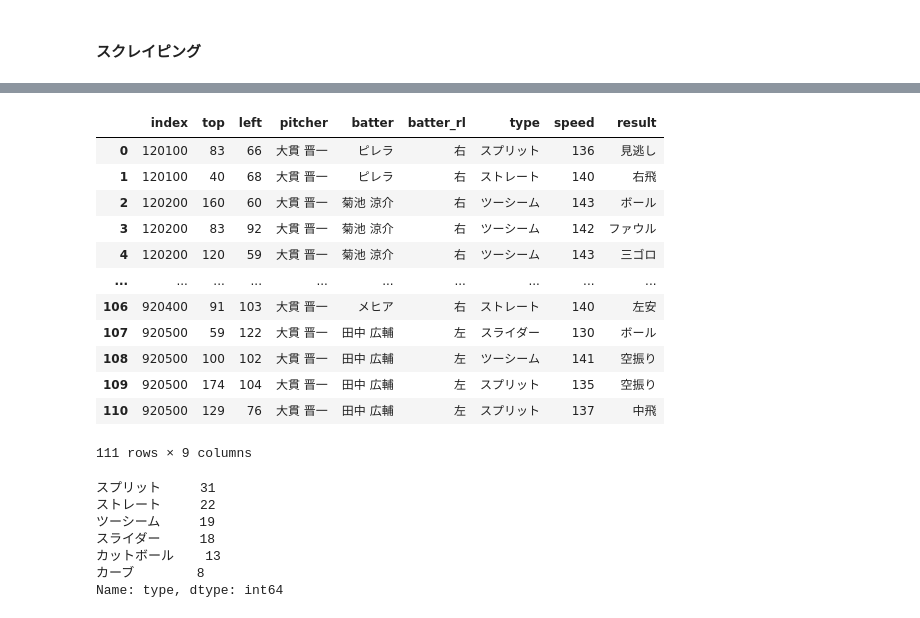
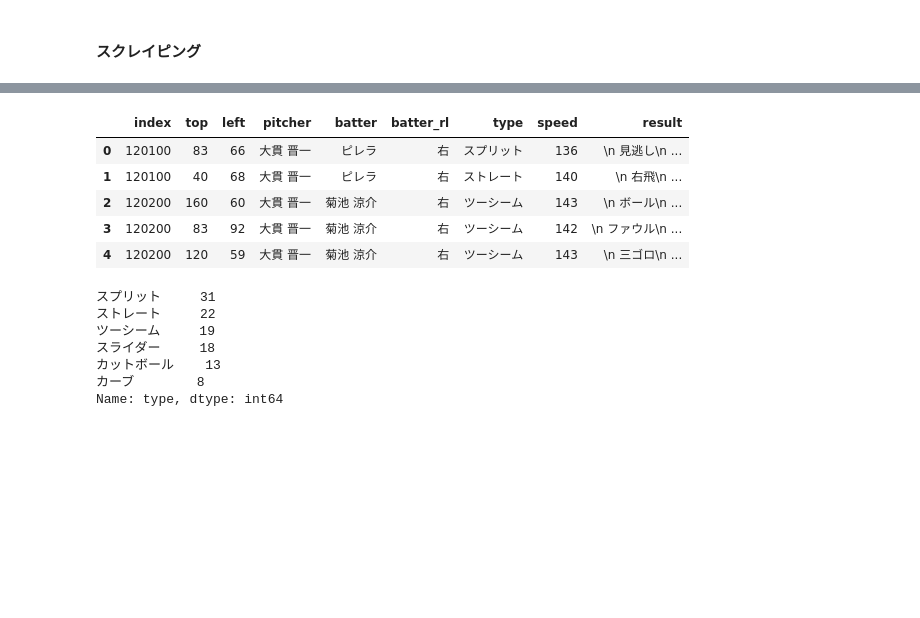
Before and after one commit to remihp/baseball-data, a Jupyter notebook: baseball_scraping.ipynb, the cells around one changed output, grey strips where cells are left out. Drawn from its saved outputs; the diff is of its cells as text; code cells hidden in the pictures; blank space fills up the shorter version.

```diff
--- a/baseball_scraping.ipynb
+++ b/baseball_scraping.ipynb
@@ -74,21 +77,14 @@ Not Found Error in index=0920600
 10
 Not Found Error in index=01020100
 # %%
-ball_distribution
+ball_distribution.head()
 # %% [output]
 |  | index | top | left | pitcher | batter | batter_rl | type | speed | result |
-| 0 | 120100 | 83 | 66 | 大貫 晋一 | ピレラ | 右 | スプリット | 136 | 見逃し |
-| 1 | 120100 | 40 | 68 | 大貫 晋一 | ピレラ | 右 | ストレート | 140 | 右飛 |
-| 2 | 120200 | 160 | 60 | 大貫 晋一 | 菊池 涼介 | 右 | ツーシーム | 143 | ボール |
-| 3 | 120200 | 83 | 92 | 大貫 晋一 | 菊池 涼介 | 右 | ツーシーム | 142 | ファウル |
-| 4 | 120200 | 120 | 59 | 大貫 晋一 | 菊池 涼介 | 右 | ツーシーム | 143 | 三ゴロ |
-| ... | ... | ... | ... | ... | ... | ... | ... | ... | ... |
-| 106 | 920400 | 91 | 103 | 大貫 晋一 | メヒア | 右 | ストレート | 140 | 左安 |
-| 107 | 920500 | 59 | 122 | 大貫 晋一 | 田中 広輔 | 左 | スライダー | 130 | ボール |
-| 108 | 920500 | 100 | 102 | 大貫 晋一 | 田中 広輔 | 左 | ツーシーム | 141 | 空振り |
-| 109 | 920500 | 174 | 104 | 大貫 晋一 | 田中 広輔 | 左 | スプリット | 135 | 空振り |
-| 110 | 920500 | 129 | 76 | 大貫 晋一 | 田中 広輔 | 左 | スプリット | 137 | 中飛 |
+| 0 | 120100 | 83 | 66 | 大貫 晋一 | ピレラ | 右 | スプリット | 136 | \n 見逃し\n ... |
+| 1 | 120100 | 40 | 68 | 大貫 晋一 | ピレラ | 右 | ストレート | 140 | \n 右飛\n ... |
+| 2 | 120200 | 160 | 60 | 大貫 晋一 | 菊池 涼介 | 右 | ツーシーム | 143 | \n ボール\n ... |
+| 3 | 120200 | 83 | 92 | 大貫 晋一 | 菊池 涼介 | 右 | ツーシーム | 142 | \n ファウル\n ... |
+| 4 | 120200 | 120 | 59 | 大貫 晋一 | 菊池 涼介 | 右 | ツーシーム | 143 | \n 三ゴロ\n ... |
-111 rows × 9 columns
 # %%
 # 型変換
 ball_distribution["top"] = ball_distribution["top"].astype(int)
```
Also changed, not shown: parts of 5 cells of this notebook.
